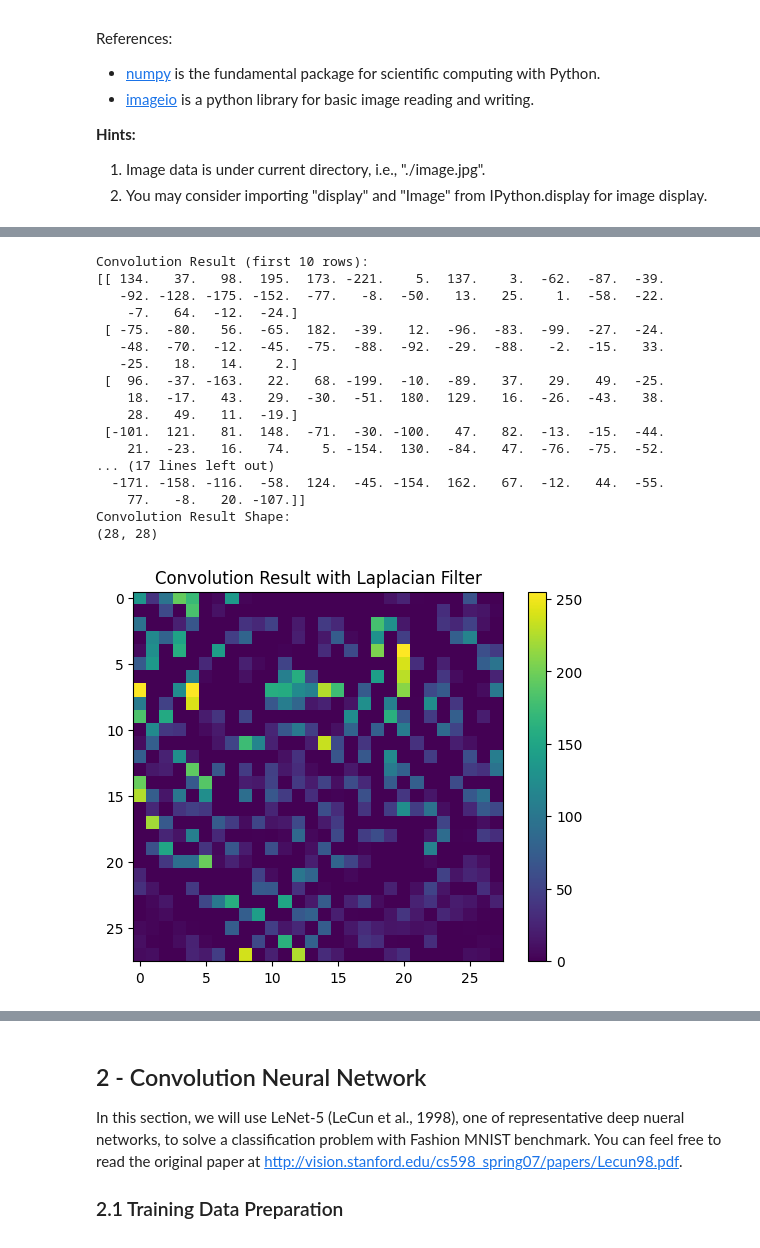
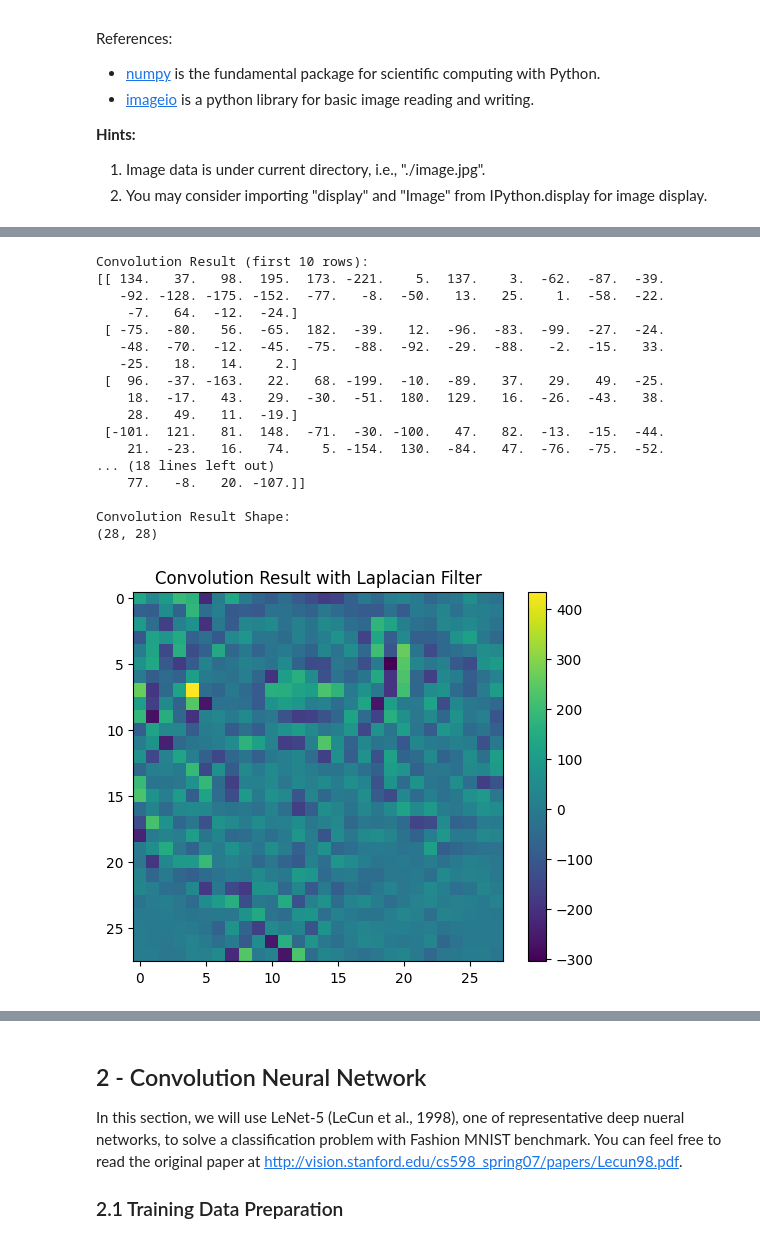
Before and after one commit to j21j/CAP4630, a Jupyter notebook: HW3/CAP4630_HW3_Jones.ipynb, the cells around one changed output, grey strips where cells are left out. Saved outputs shown, nothing was run; the diff lists cells and outputs as text; code cells hidden in the pictures.

```diff
--- a/HW3/CAP4630_HW3_Jones.ipynb
+++ b/HW3/CAP4630_HW3_Jones.ipynb
@@ -107,61 +107,69 @@ Process the obtained array from the image with convolution operation. **(20 Poin
 
 ######## Convolution with Laplacian Filter ##################
 
-# 1. Prepare a 3X3 Laplacian kernel (aka Laplacial filter) with array as convolution filter.
+# 1.2.1. Prepare a 3X3 Laplacian kernel (aka Laplacial filter) with array as convolution filter.
 laplacian_kernel = np.array([[0, 1, 0],
                              [1, -4, 1],
                              [0, 1, 0]])
 
-# 2. Conduct convolution on image with prepared kernel.
+# 1.2.2. Conduct convolution on image with prepared kernel.
 # prep for convolution
-img_height, img_width = img_matrix.shape[:2] # get dimensions of og image
-output_height = img_height - 2
-output_width = img_width - 2
-convolution_result = np.zeros((output_height, output_width))
+def apply_convolution(image, kernel):
+  kernel_height, kernel_width = kernel.shape
+  img_height, img_width = img_matrix.shape
+  output_height = img_height - kernel_height + 1
+  output_width = img_width - kernel_width + 1
+  convolution_image = np.zeros((output_height, output_width))
 
-# conduct convolution
-for i in range(1, img_height - 1):
-    for j in range(1, img_width - 1):
-        # Extract 3x3 region from image
-        region = img_matrix[i-1:i+2, j-1:j+2]
-        # Apply element-wise multiplication and sum the result
-        convolution_value = np.sum(region * laplacian_kernel)
-        convolution_result[i-1, j-1] = convolution_value
+  # conduct convolution
+  for i in range(output_height):
+      for j in range(output_width):
+          region = img_matrix[i:i + kernel_height, j:j + kernel_width]
+          convolution_region = image[i:i + kernel_height, j:j + kernel_width]
+          convolution_image[i, j] = np.sum(region * kernel)
 
-# 3. PRINT OUT convolution result for first ten rows.
+  return convolution_image
+
+if len(img_matrix.shape) == 3:
+  img_matrix = img_matrix[:, :, 0]
+
+convolution_result = apply_convolution(img_matrix, laplacian_kernel)
+
+# 1.2.3. PRINT OUT convolution result for first ten rows.
 print("Convolution Result (first 10 rows):")
-print(convolution_result[:10])
+print(convolution_result[:10, :])
+print()
 
-# 4. PRINT OUT the shape of the convolution result.
+# 1.2.4. PRINT OUT the shape of the convolution result.
 print("Convolution Result Shape:")
 print(convolution_result.shape)
+print()
 
-
-# 5. DISPLAY convolution result as image with matplotlib. (Don't worry about the value <0 or >255.
+# 1.2.5. DISPLAY convolution result as image with matplotlib. (Don't worry about the value <0 or >255.
 # Scaling process will be conducted in imshow function to make sure valid display.)
-plt.imshow(convolution_result, vmin=0, vmax=255)
+plt.imshow(convolution_result)
 plt.title("Convolution Result with Laplacian Filter")
 plt.colorbar()
 plt.show()
 # %% [output]
 Convolution Result (first 10 rows):
 [[ 134.   37.   98.  195.  173. -221.    5.  137.    3.  -62.  -87.  -39.
    -92. -128. -175. -152.  -77.   -8.  -50.   13.   25.    1.  -58.  -22.
     -7.   64.  -12.  -24.]
  [ -75.  -80.   56.  -65.  182.  -39.   12.  -96.  -83.  -99.  -27.  -24.
    -48.  -70.  -12.  -45.  -75.  -88.  -92.  -29.  -88.   -2.  -15.   33.
    -25.   18.   14.    2.]
  [  96.  -37. -163.   22.   68. -199.  -10.  -89.   37.   29.   49.  -25.
     18.  -17.   43.   29.  -30.  -51.  180.  129.   16.  -26.  -43.   38.
     28.   49.   11.  -19.]
  [-101.  121.   81.  148.  -71.  -30. -100.   47.   82.  -13.  -15.  -44.
     21.  -23.   16.   74.    5. -154.  130.  -84.   47.  -76.  -75.  -52.
-... (17 lines left out)
-  -171. -158. -116.  -58.  124.  -45. -154.  162.   67.  -12.   44.  -55.
+... (18 lines left out)
     77.   -8.   20. -107.]]
+
 Convolution Result Shape:
 (28, 28)
-[figure, old version]
+[figure, new version]
 # %% [markdown]
 ### 1.3 Modification on Convolution Scheme
 
```
Also changed, not shown: parts of 3 cells of this notebook.
